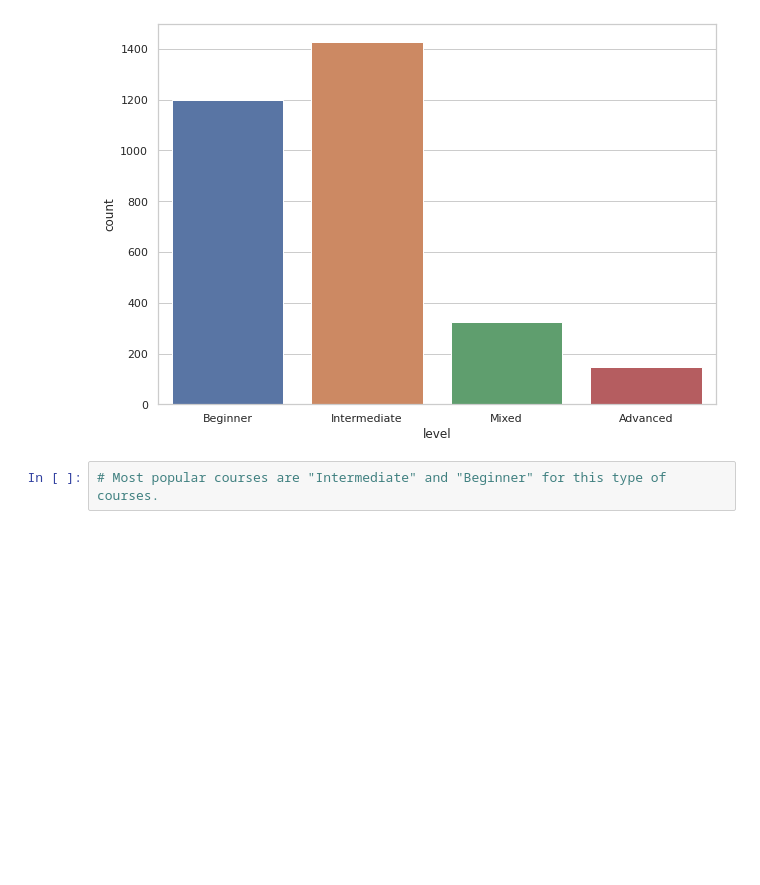
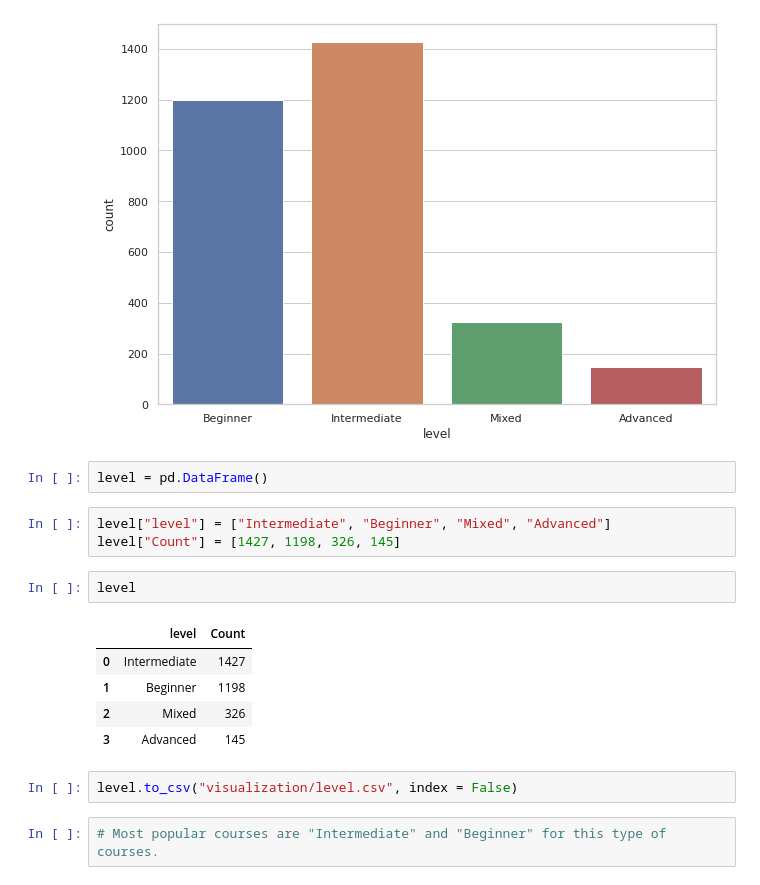
Before and after one commit to jesuschao/Coursera_Project, a Jupyter notebook: 2_EDA.ipynb, the cells around one changed output. Saved outputs shown, nothing was run; the diff lists cells and outputs as text; blank space fills up the shorter version.

```diff
--- a/2_EDA.ipynb
+++ b/2_EDA.ipynb
@@ -93,6 +93,21 @@ Name: level, dtype: int64
 sns.countplot(x=coursera.level);
 # %% [output]
 [figure]
+# %%
+level = pd.DataFrame()
+# %%
+level["level"] = ["Intermediate", "Beginner", "Mixed", "Advanced"]
+level["Count"] = [1427, 1198, 326, 145]
+# %%
+level
+# %% [output]
+|  | level | Count |
+| 0 | Intermediate | 1427 |
+| 1 | Beginner | 1198 |
+| 2 | Mixed | 326 |
+| 3 | Advanced | 145 |
+# %%
+level.to_csv("visualization/level.csv", index = False)
 # %%
 # Most popular courses are "Intermediate" and "Beginner" for this type of courses.
 # %% [markdown]
```
Also changed, not shown: 2 other files.
